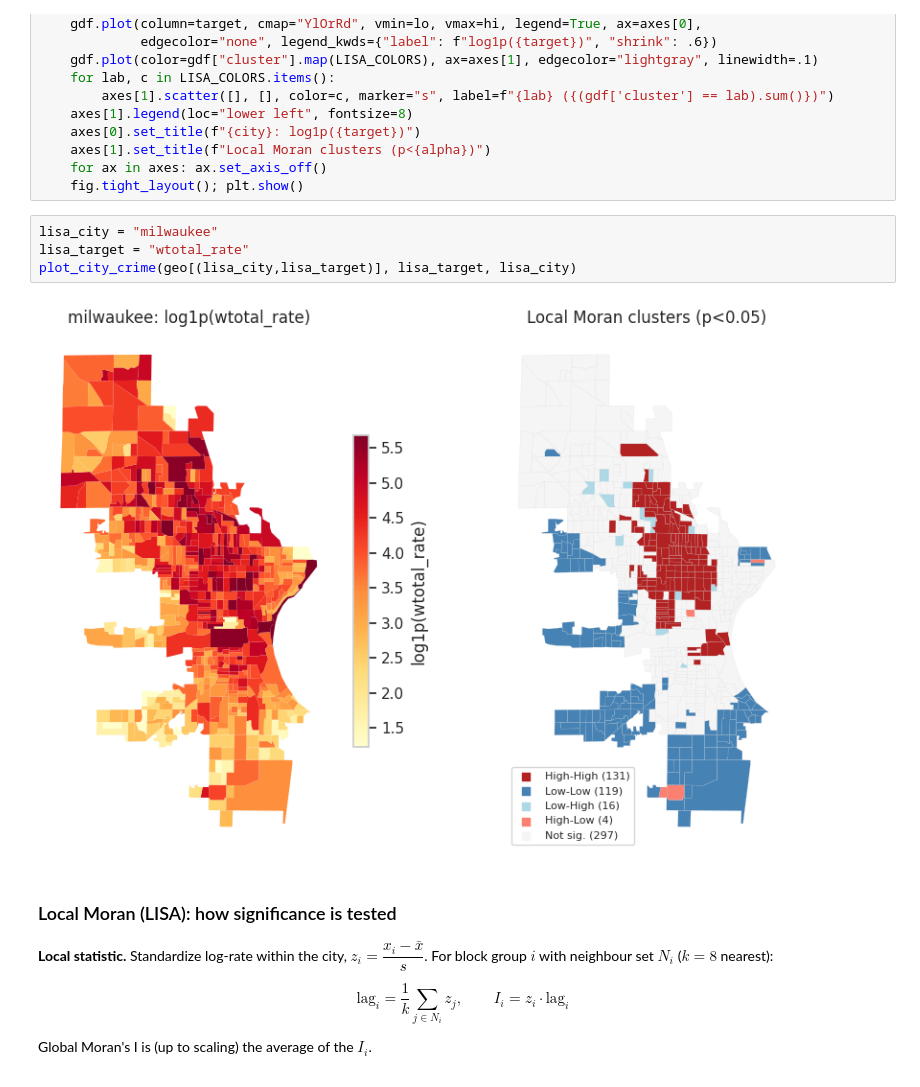
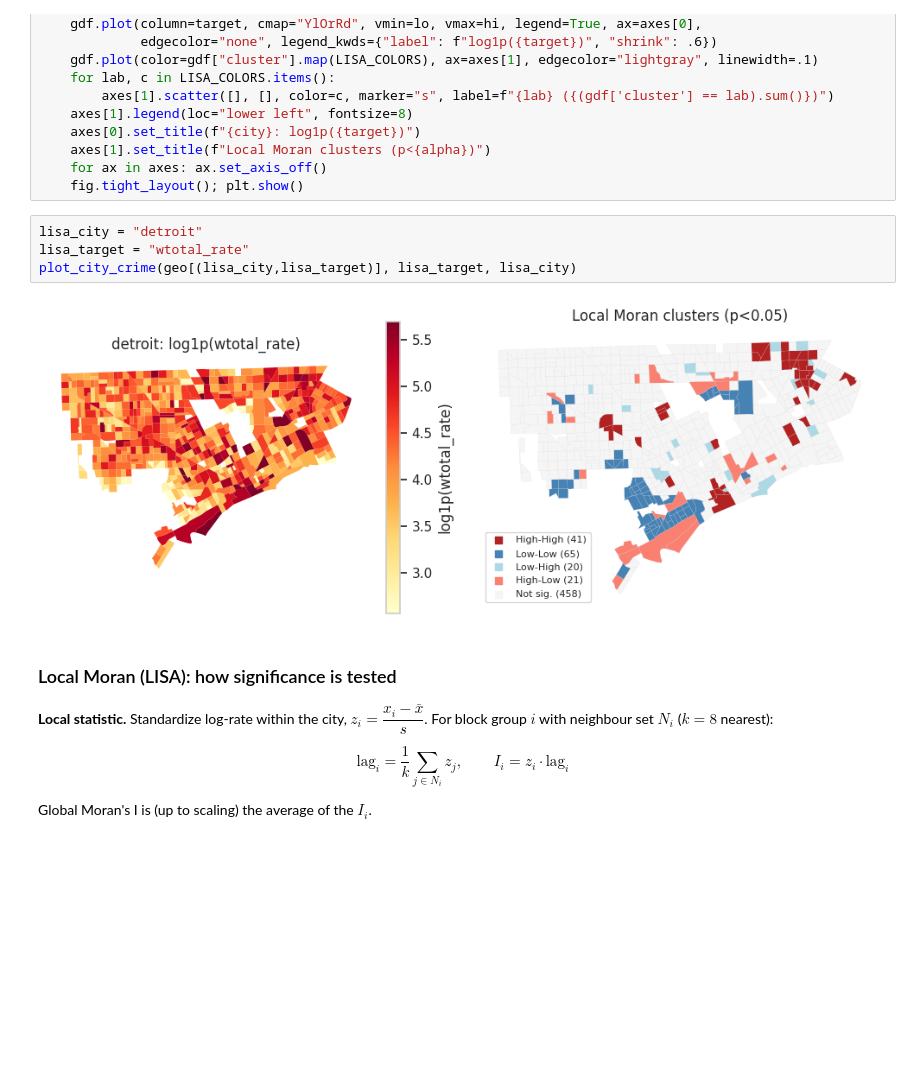
Before and after one commit to eprashar-clgx/crime-idx-2026, a Jupyter notebook: notebooks/regression_modelling/distributions/01_eda_01_counts_medians.ipynb, the cells around one changed output. Drawn from its saved outputs; the diff is of its cells as text; blank space fills up the shorter version.

```diff
--- a/notebooks/regression_modelling/distributions/01_eda_01_counts_medians.ipynb
+++ b/notebooks/regression_modelling/distributions/01_eda_01_counts_medians.ipynb
@@ -288,11 +292,11 @@ def plot_city_crime(gdf, target, city, k=8, alpha=0.05):
     for ax in axes: ax.set_axis_off()
     fig.tight_layout(); plt.show()
 # %%
-lisa_city = "milwaukee"
+lisa_city = "detroit"
 lisa_target = "wtotal_rate"
 plot_city_crime(geo[(lisa_city,lisa_target)], lisa_target, lisa_city)
 # %% [output]
-[figure, old version]
+[figure, new version]
 # %% [markdown]
 ### Local Moran (LISA): how significance is tested
 
```
Also changed, not shown: parts of 2 cells of this notebook, 1 other file.
